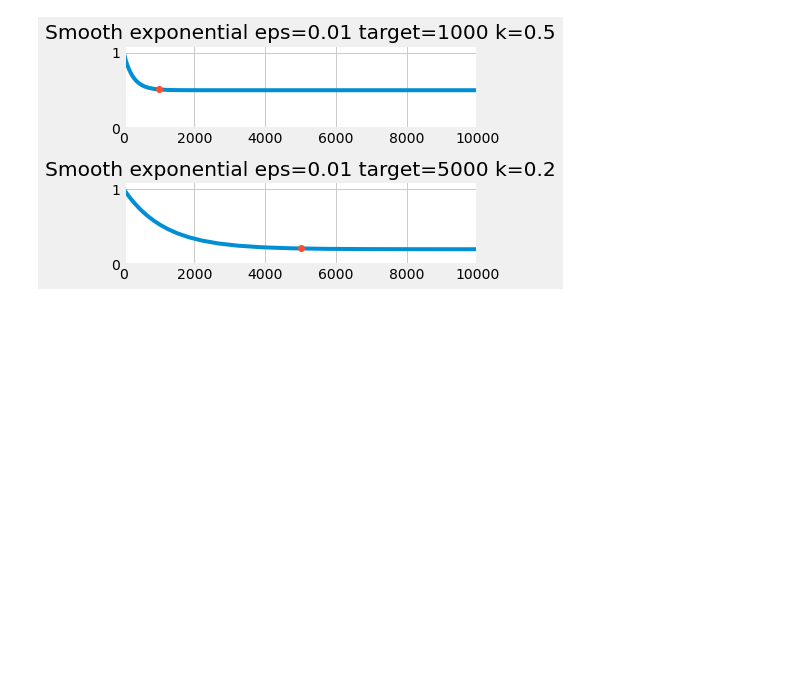
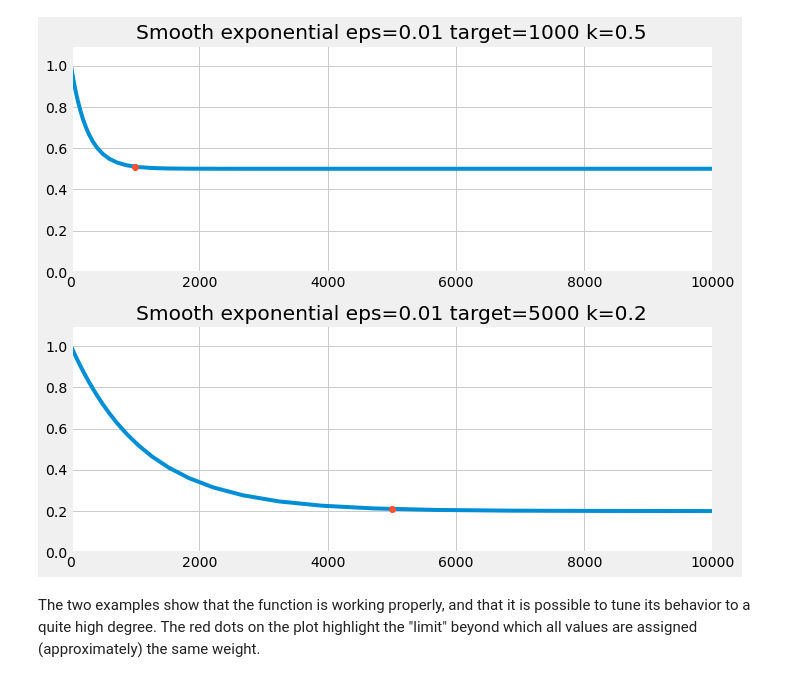
Before and after one commit to rcap107/notebook-collection, a Jupyter notebook: EmbDI Edgelist Weights.ipynb, the cells around one changed output. Cells and saved outputs as stored; diff of their text form; code cells hidden in the pictures; blank space fills up the shorter version.

Commit message:
Completed notebook on weight functions

```diff
--- a/EmbDI Edgelist Weights.ipynb
+++ b/EmbDI Edgelist Weights.ipynb
@@ -48,20 +40,25 @@ plt.show()
 # %%
 # Defining functions
 
-def f_no_smoothing():
+# No smoothing
+def f1():
     return 1.0
 
-def smooth_exp(x, eps=0.01, target=10, k=0.5):
+# Smoothing with targeted exponential
+def f2(x, eps=0.01, target=10, k=0.5):
     t = (eps / (1 - k)) ** (1 / (1 - target))
     y = (1 - k) * t ** (-x + 1) + k
     return y
 
-def inverse_smooth(x, s):
+# Smoothing with inverse weight
+def f3(x, s):
     y = 1 / 2 * (-(1 + s) ** (1 - x) + 2)
     return y
 
-def inverse_freq(freq):
+# Weights inversely proportional to frequency
+def f4(freq):
     return 1 / freq
 
-def log_freq(freq, base=10):
+# Weights inversely proportional to frequency, smoothed via log
+def f5(freq):
     return 1 / (np.log10(freq) + 1)
@@ -70,7 +102,23 @@ def log_freq(freq, base=10):
 test_frequencies_linear = np.arange(1,10000,1)
 test_frequencies_log = np.logspace(0, 4)
 # %%
+# The plotting function, with some additional parameters to save some effort.
 def plot_with_params(ax, x, y, x_point=None, y_point=None, title=None, xlim=None, label=None):
+    """This is a simple plotting function that produces a lineplot with some given parameters.
+
+    Args:
+        ax (plt.Axes): Axes object to use to plot the data.
+        x (np.array): X-axis values
+        y (np.array): Y-axis values
+        x_point (float, optional): If provided, x-axis of a single point to highlight on the plot. Defaults to None.
+        y_point (float, optional): If provided, y-axis of a single point to highlight on the plot. Defaults to None.
+        title (str, optional): Title of the plot. Defaults to None.
+        xlim (_type_, optional): If provided, the x-limits of the plot. Defaults to None.
+        label (_type_, optional): _description_. Defaults to None.
+
+    Returns:
+        _type_: _description_
+    """
     ax.plot(x, y)
     if all([x_point is not None, y_point is not None]):
         ax.plot(x_point, y_point, marker='o')
@@ -85,30 +133,34 @@ def plot_with_params(ax, x, y, x_point=None, y_point=None, title=None, xlim=None
     return ax.get_legend_handles_labels
 # %%
 x = test_frequencies_log
-fig, axs = plt.subplots(2)
+fig, axs = plt.subplots(2, figsize=(10, 8))
 ax1, ax2 = axs
 
-
+# Target is the degree beyond which all values will have weight < k + eps
 target = 1000
+# An arbitrary small value
 eps = 0.01
+# The minimum weight
 k = 0.5
-y = smooth_exp(x, target=target, eps=eps, k=k)
-y_tgt = smooth_exp(target, target=target, k=k, eps=eps)
+y = f2(x, target=target, eps=eps, k=k)
+y_tgt = f2(target, target=target, k=k, eps=eps)
 title = f'Smooth exponential eps={eps} target={target} k={k}'
 
 plot_with_params(ax1, x, y, target, y_tgt, title)
 
 target = 5000
 eps = 0.01
 k = 0.2
-y = smooth_exp(x, target=target, eps=eps, k=k)
-y_tgt = smooth_exp(target, target=target, k=k, eps=eps)
+y = f2(x, target=target, eps=eps, k=k)
+y_tgt = f2(target, target=target, k=k, eps=eps)
 title = f'Smooth exponential eps={eps} target={target} k={k}'
 
 plot_with_params(ax2, x, y, target, y_tgt, title)
 
 plt.tight_layout()
 # %% [output]
-[figure, old version]
+[figure, new version]
+# %% [markdown]
+The two examples show that the function is working properly, and that it is possible to tune its behavior to a quite high degree. The red dots on the plot highlight the "limit" beyond which all values are assigned (approximately) the same weight.
 # %%
 x = test_frequencies_linear
```
Also changed, not shown: parts of 17 cells of this notebook.
